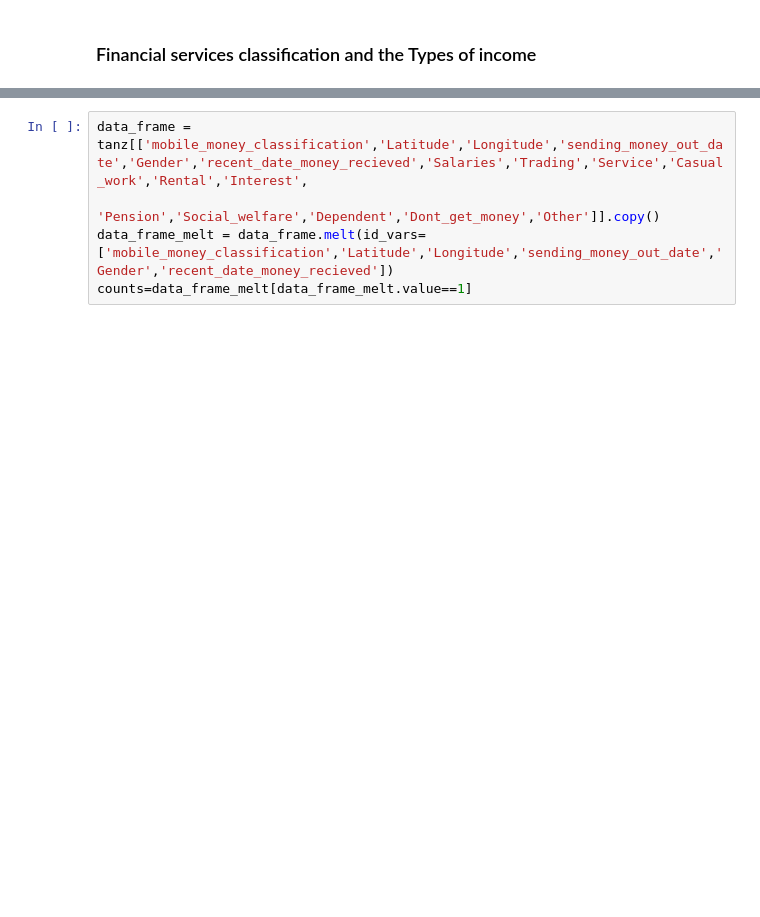
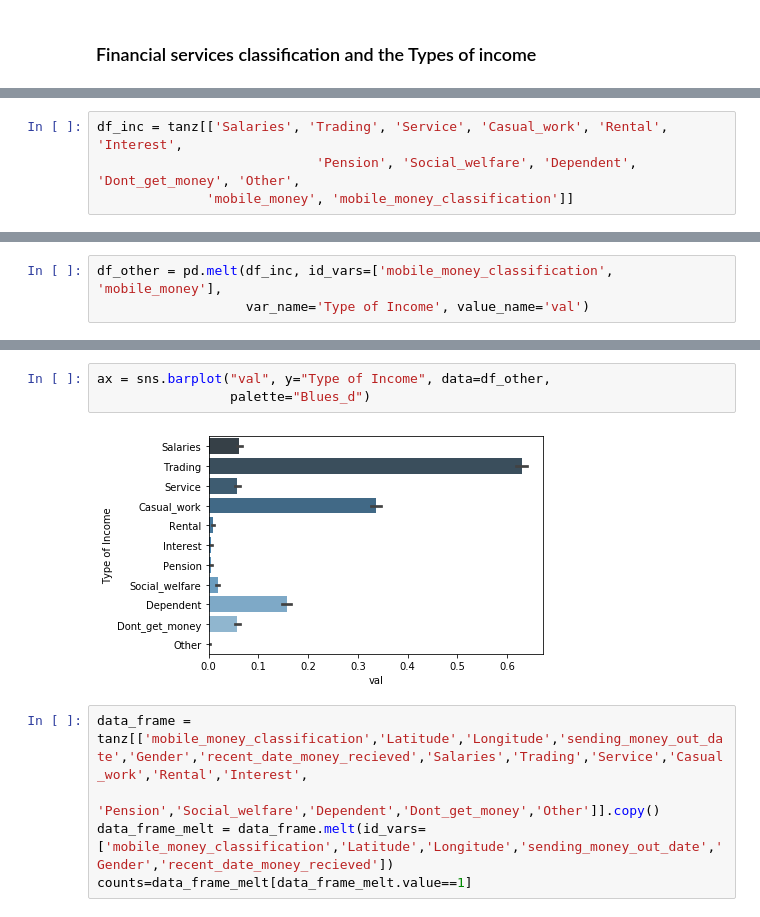
Before and after one commit to MphoKhotleng/Data-Visualization, a Jupyter notebook: Data_Viz_Fin_Services.ipynb, the cells around one changed output, grey strips where cells are left out. Cells and saved outputs as stored; diff of their text form; blank space fills up the shorter version.

```diff
--- a/Data_Viz_Fin_Services.ipynb
+++ b/Data_Viz_Fin_Services.ipynb
@@ -166,0 +210,4 @@ plt.show()
+# %%
+df_inc = tanz[['Salaries', 'Trading', 'Service', 'Casual_work', 'Rental', 'Interest',
+                            'Pension', 'Social_welfare', 'Dependent', 'Dont_get_money', 'Other',
+              'mobile_money', 'mobile_money_classification']]
@@ -166,0 +217,3 @@ plt.show()
+# %%
+df_other = pd.melt(df_inc, id_vars=['mobile_money_classification', 'mobile_money'],
+                   var_name='Type of Income', value_name='val')
@@ -167,3 +236,8 @@ plt.show()
+# %%
+ax = sns.barplot("val", y="Type of Income", data=df_other,
+                 palette="Blues_d")
+# %% [output]
+[figure, added]
 # %%
 data_frame = tanz[['mobile_money_classification','Latitude','Longitude','sending_money_out_date','Gender','recent_date_money_recieved','Salaries','Trading','Service','Casual_work','Rental','Interest',
                                              'Pension','Social_welfare','Dependent','Dont_get_money','Other']].copy()
```
Also changed, not shown: parts of 12 cells of this notebook.
